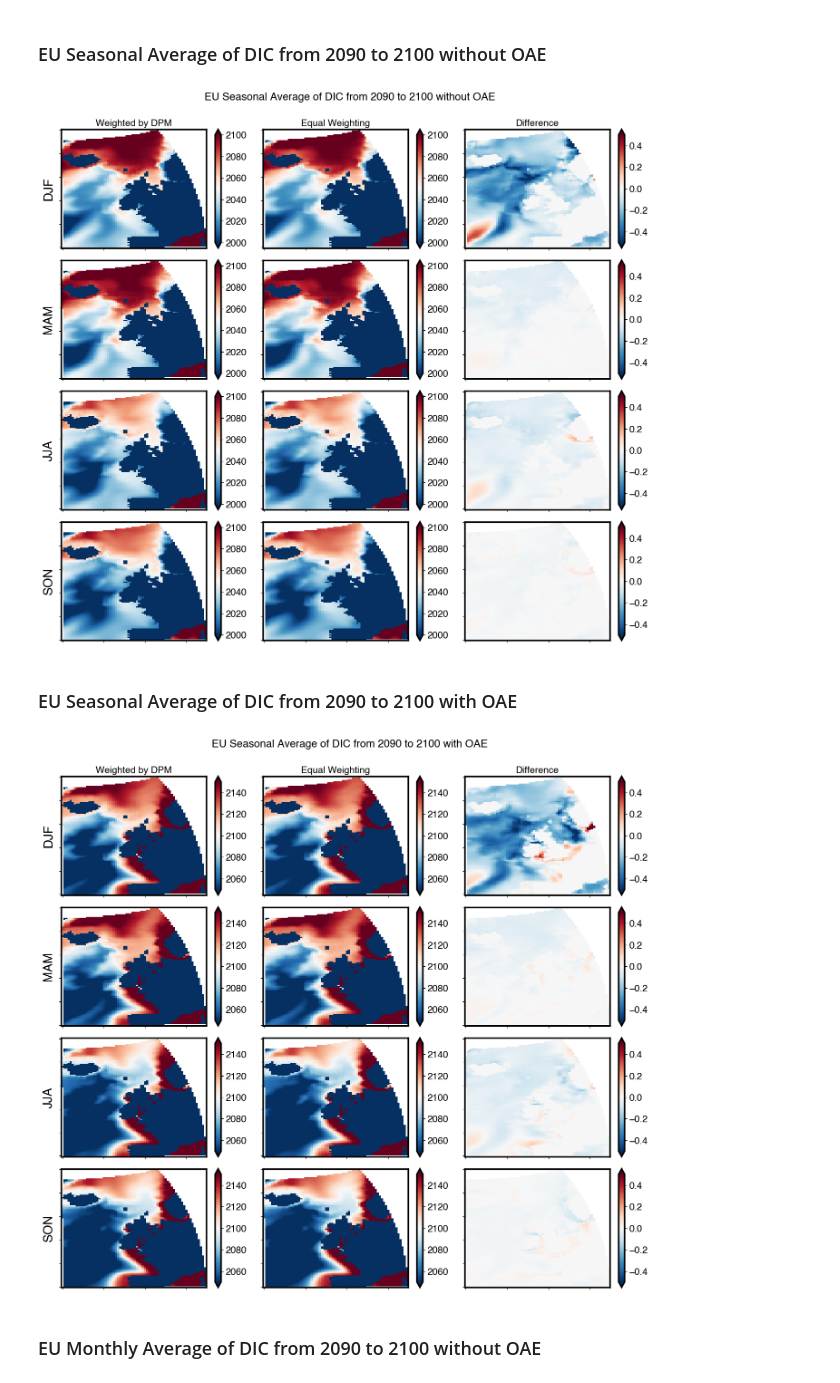
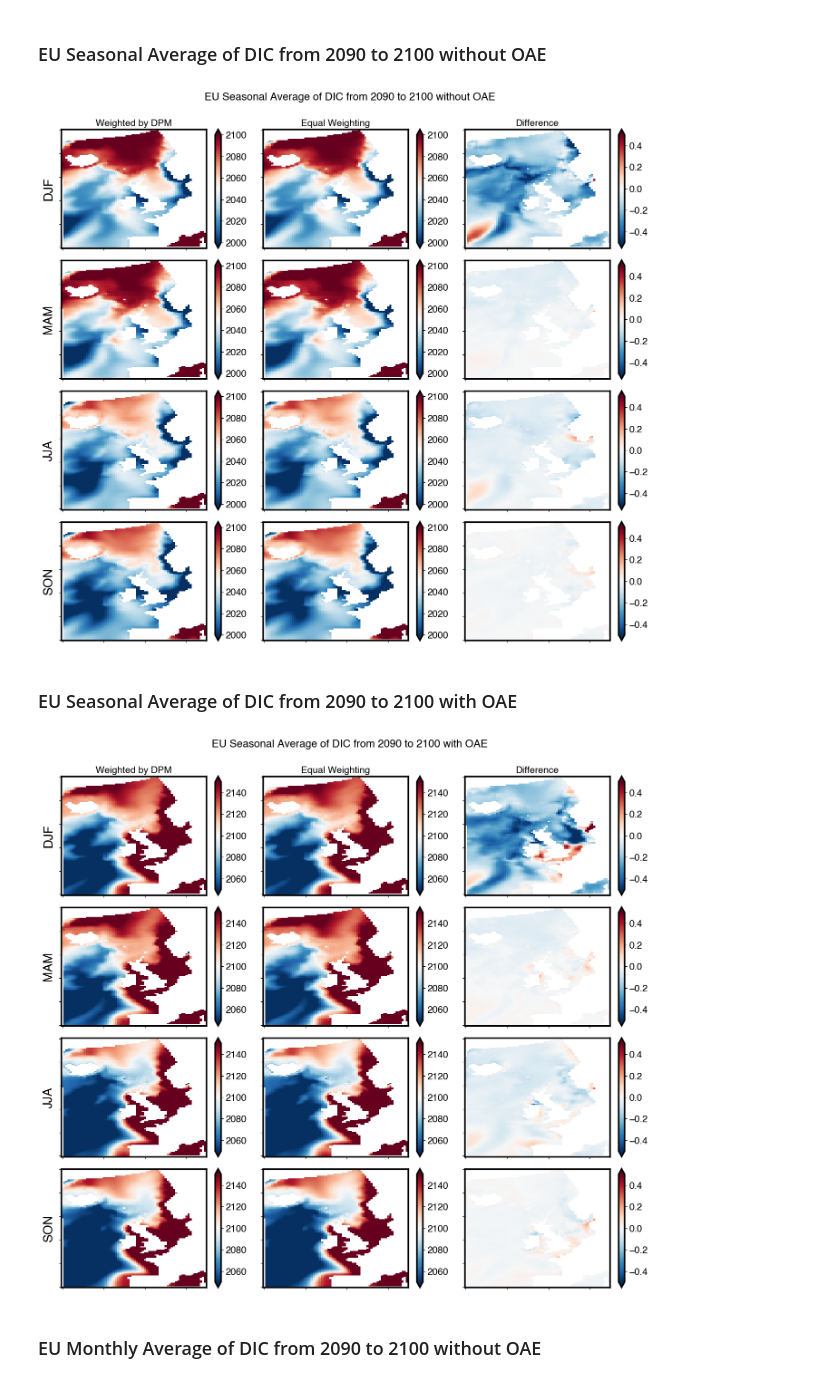
Before and after one commit to chiaraciscato/MScThesis, a Jupyter notebook: DIC/croppedDIC_Comparison.ipynb, the cells around one changed output. Drawn from its saved outputs; the diff is of its cells as text; code cells hidden in the pictures.

```diff
--- a/DIC/croppedDIC_Comparison.ipynb
+++ b/DIC/croppedDIC_Comparison.ipynb
@@ -47,6 +45,9 @@ dataset_oae = (r'/Users/chiaraciscato/Desktop/geomar/data_transfer/Cropped/DIC_O
 data_oae = xr.open_dataset(dataset_oae)
 # %% [markdown]
 ### EU Seasonal Average of DIC
+# %%
+data_baseline = data_baseline.where(data_baseline)
+data_oae = data_oae.where(data_oae)
 # %%
 sliced_frame_baseline = data_baseline.sel(time_counter=slice('2090', '2100'))
 # %%
@@ -323,15 +324,15 @@ ds_weighted_baseline = (sliced_frame_baseline * weights).groupby("time_counter.s
 ds_unweighted_baseline = sliced_frame_baseline.groupby("time_counter.season").mean("time_counter")
 ds_diff_baseline = ds_weighted_baseline - ds_unweighted_baseline
 # %%
-ds_weighted_baseline = ds_weighted_baseline.to_dataset(name='DIC')
-ds_unweighted_baseline = ds_unweighted_baseline.to_dataset(name='DIC')
-ds_diff_baseline = ds_diff_baseline.to_dataset(name='DIC')
+ds_weighted_baseline = ds_weighted_baseline.to_dataset(name='dic')
+ds_unweighted_baseline = ds_unweighted_baseline.to_dataset(name='dic')
+ds_diff_baseline = ds_diff_baseline.to_dataset(name='dic')
 # %%
-notnull = pd.notnull(ds_unweighted_baseline["DIC"][0])
+notnull = pd.notnull(ds_unweighted_baseline["dic"][0])
 
 fig, axes = plt.subplots(nrows=4, ncols=3, figsize=(14, 12))
 for i, season in enumerate(("DJF", "MAM", "JJA", "SON")):
-    ds_weighted_baseline["DIC"].sel(season=season).where(notnull).plot.pcolormesh(
+    ds_weighted_baseline["dic"].sel(season=season).where(notnull).plot.pcolormesh(
         ax=axes[i, 0],
         vmin=2000,
         vmax=2100,
@@ -340,7 +341,7 @@ for i, season in enumerate(("DJF", "MAM", "JJA", "SON")):
         extend="both",
     )
 
-    ds_unweighted_baseline["DIC"].sel(season=season).where(notnull).plot.pcolormesh(
+    ds_unweighted_baseline["dic"].sel(season=season).where(notnull).plot.pcolormesh(
         ax=axes[i, 1],
         vmin=2000,
         vmax=2100,
@@ -349,7 +350,7 @@ for i, season in enumerate(("DJF", "MAM", "JJA", "SON")):
         extend="both",
     )
 
-    ds_diff_baseline["DIC"].sel(season=season).where(notnull).plot.pcolormesh(
+    ds_diff_baseline["dic"].sel(season=season).where(notnull).plot.pcolormesh(
         ax=axes[i, 2],
         vmin=-0.5,
         vmax=0.5,
@@ -378,7 +379,7 @@ fig.suptitle("EU Seasonal Average of DIC from 2090 to 2100 without OAE", fontsiz
 
 pass
 # %% [output]
-[figure, old version]
+[figure, new version]
 # %% [markdown]
 ### EU Seasonal Average of DIC from 2090 to 2100 with OAE
 # %%
@@ -392,15 +393,15 @@ ds_weighted_oae = (sliced_frame_oae * weights).groupby("time_counter.season").su
 ds_unweighted_oae = sliced_frame_oae.groupby("time_counter.season").mean("time_counter")
 ds_diff_oae = ds_weighted_oae - ds_unweighted_oae
 # %%
-ds_weighted_oae = ds_weighted_oae.to_dataset(name='DIC')
-ds_unweighted_oae = ds_unweighted_oae.to_dataset(name='DIC')
-ds_diff_oae = ds_diff_oae.to_dataset(name='DIC')
+ds_weighted_oae = ds_weighted_oae.to_dataset(name='dic')
+ds_unweighted_oae = ds_unweighted_oae.to_dataset(name='dic')
+ds_diff_oae = ds_diff_oae.to_dataset(name='dic')
 # %%
-notnull = pd.notnull(ds_unweighted_baseline["DIC"][0])
+notnull = pd.notnull(ds_unweighted_baseline["dic"][0])
 
 fig, axes = plt.subplots(nrows=4, ncols=3, figsize=(14, 12))
 for i, season in enumerate(("DJF", "MAM", "JJA", "SON")):
-    ds_weighted_oae["DIC"].sel(season=season).where(notnull).plot.pcolormesh(
+    ds_weighted_oae["dic"].sel(season=season).where(notnull).plot.pcolormesh(
         ax=axes[i, 0],
         vmin=2050,
         vmax=2150,
@@ -409,7 +410,7 @@ for i, season in enumerate(("DJF", "MAM", "JJA", "SON")):
         extend="both",
     )
 
-    ds_unweighted_oae["DIC"].sel(season=season).where(notnull).plot.pcolormesh(
+    ds_unweighted_oae["dic"].sel(season=season).where(notnull).plot.pcolormesh(
         ax=axes[i, 1],
         vmin=2050,
         vmax=2150,
@@ -418,36 +419,36 @@ for i, season in enumerate(("DJF", "MAM", "JJA", "SON")):
         extend="both",
     )
 
-    ds_diff_oae["DIC"].sel(season=season).where(notnull).plot.pcolormesh(
+    ds_diff_oae["dic"].sel(season=season).where(notnull).plot.pcolormesh(
         ax=axes[i, 2],
         vmin=-0.5,
         vmax=0.5,
         cmap="RdBu_r",
         add_colorbar=True, add_labels=False,
         extend="both",
     )
 
     axes[i, 0].set_ylabel(season)
     axes[i, 1].set_ylabel("")
     axes[i, 2].set_ylabel("")
 
 for ax in axes.flat:
     ax.axes.get_xaxis().set_ticklabels([])
     ax.axes.get_yaxis().set_ticklabels([])
     ax.axes.axis("tight")
     ax.set_xlabel("")
 
 axes[0, 0].set_title("Weighted by DPM", fontsize=15)
 axes[0, 1].set_title("Equal Weighting", fontsize=15)
 axes[0, 2].set_title("Difference", fontsize=15)
 
 plt.tight_layout()
 
 fig.suptitle("EU Seasonal Average of DIC from 2090 to 2100 with OAE", fontsize=17, y=1.03)
 
 pass
 # %% [output]
-[figure, old version]
+[figure, new version]
 # %% [markdown]
 ### EU Monthly Average of DIC from 2090 to 2100 without OAE
 # %%
```
Also changed, not shown: parts of 63 cells of this notebook, 19 other files.
